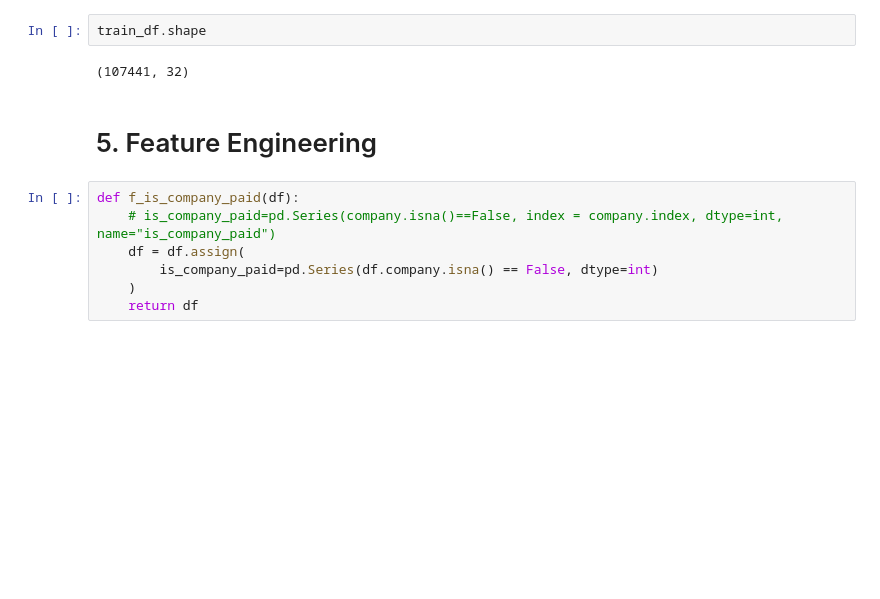
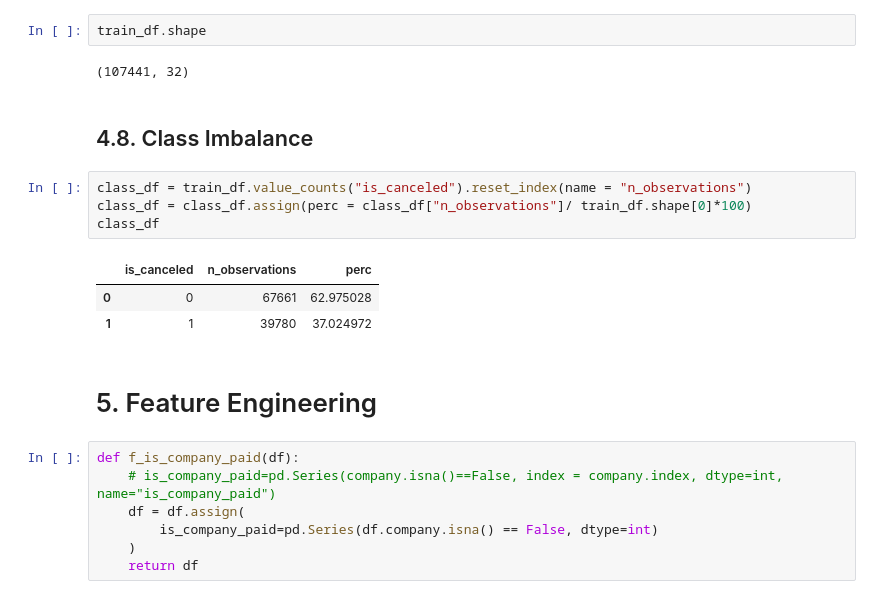
Before and after one commit to debanandasarkar/hotel_cancellation_prediction, a Jupyter notebook: Preliminary_analysis.ipynb, the cells around one changed output. Drawn from its saved outputs; the diff is of its cells as text; blank space fills up the shorter version.

```diff
--- a/Preliminary_analysis.ipynb
+++ b/Preliminary_analysis.ipynb
@@ -444,6 +463,16 @@ train_df = train_df[train_df.required_car_parking_spaces<=5]
 train_df.shape
 # %% [output]
 (107441, 32)
+# %% [markdown]
+## 4.8. Class Imbalance
+# %%
+class_df = train_df.value_counts("is_canceled").reset_index(name = "n_observations")
+class_df = class_df.assign(perc = class_df["n_observations"]/ train_df.shape[0]*100)
+class_df
+# %% [output]
+|  | is_canceled | n_observations | perc |
+| 0 | 0 | 67661 | 62.975028 |
+| 1 | 1 | 39780 | 37.024972 |
 # %% [markdown]
 # 5. Feature Engineering
 # %%
```
Also changed, not shown: parts of 22 cells of this notebook.
